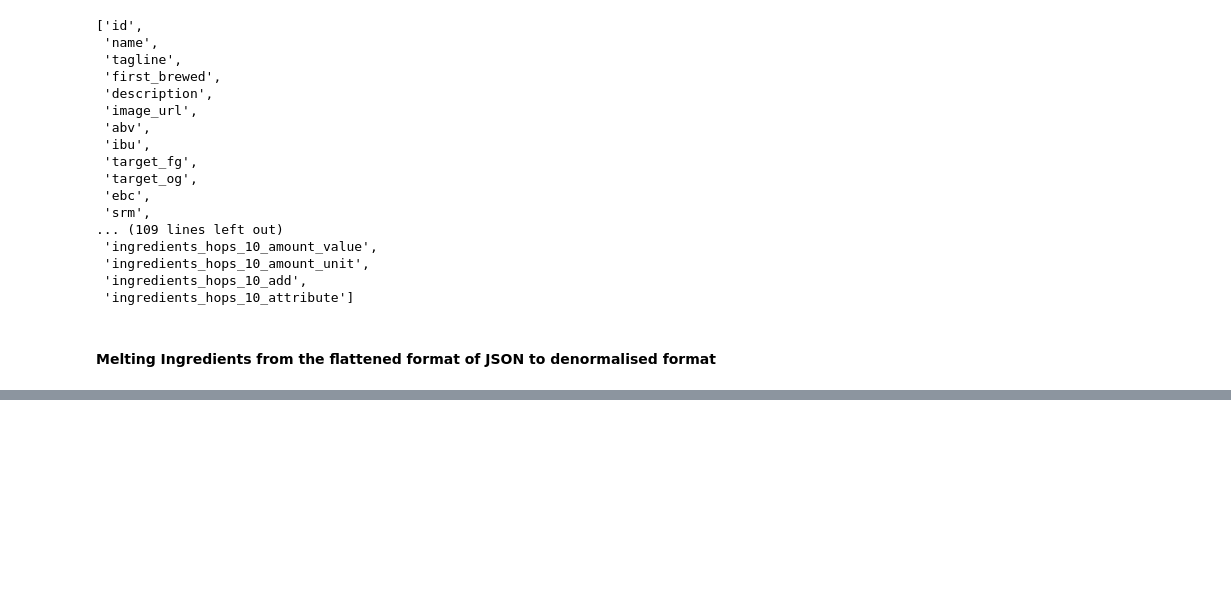
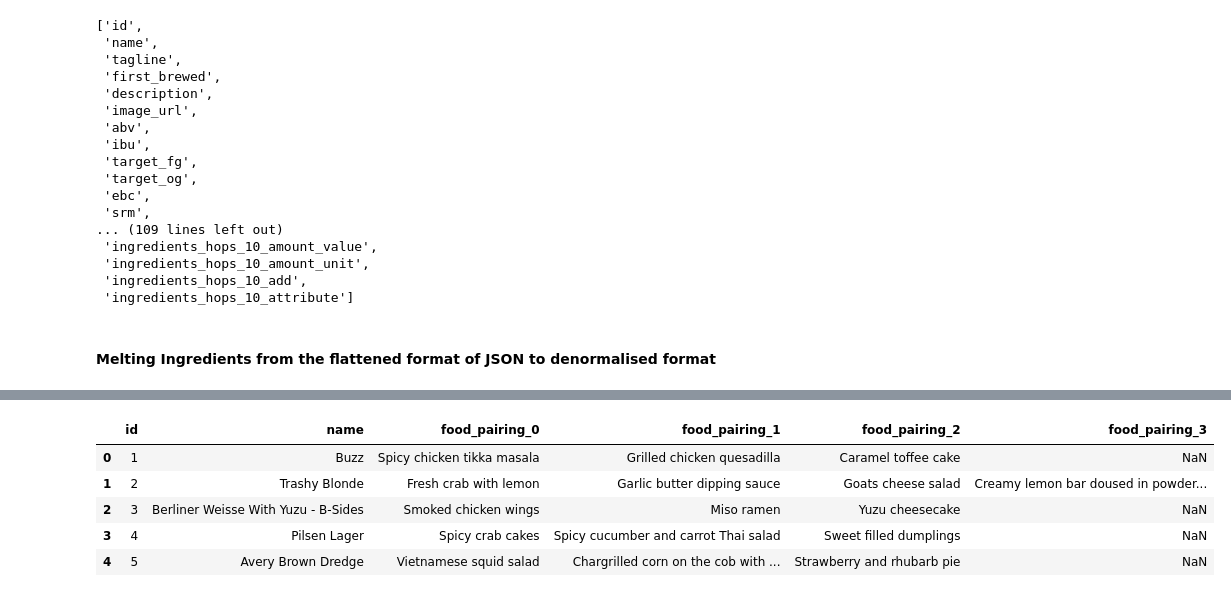
Before and after one commit to SuprajaBoyapati/pda-project, a Jupyter notebook: api_extract.ipynb, the cells around one changed output, grey strips where cells are left out. Drawn from its saved outputs; the diff is of its cells as text; code cells hidden in the pictures; blank space fills up the shorter version.

```diff
--- a/api_extract.ipynb
+++ b/api_extract.ipynb
@@ -270,0 +291,9 @@ with pd.ExcelWriter("mixing_df.xlsx") as writer:
+# %%
+food_pairing_df.head()
+# %% [output]
+|  | id | name | food_pairing_0 | food_pairing_1 | food_pairing_2 | food_pairing_3 |
+| 0 | 1 | Buzz | Spicy chicken tikka masala | Grilled chicken quesadilla | Caramel toffee cake | NaN |
+| 1 | 2 | Trashy Blonde | Fresh crab with lemon | Garlic butter dipping sauce | Goats cheese salad | Creamy lemon bar doused in powder... |
+| 2 | 3 | Berliner Weisse With Yuzu - B-Sides | Smoked chicken wings | Miso ramen | Yuzu cheesecake | NaN |
+| 3 | 4 | Pilsen Lager | Spicy crab cakes | Spicy cucumber and carrot Thai salad | Sweet filled dumplings | NaN |
+| 4 | 5 | Avery Brown Dredge | Vietnamese squid salad | Chargrilled corn on the cob with ... | Strawberry and rhubarb pie | NaN |
```
Also changed, not shown: parts of 5 cells of this notebook, 5 other files.
